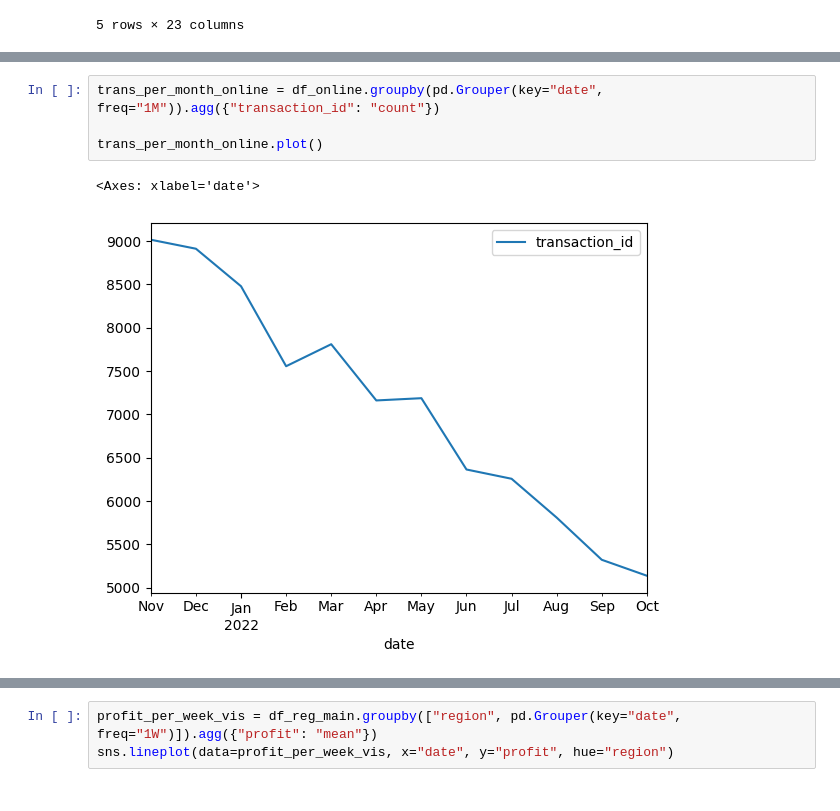
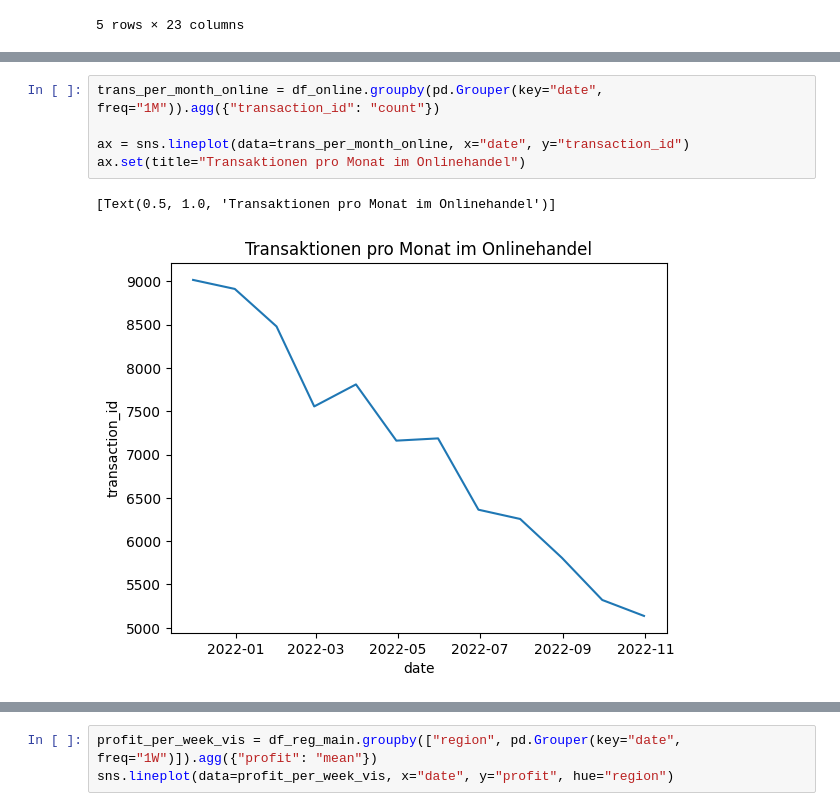
Before and after one commit to timstr97/business-analytics-case-study, a Jupyter notebook: sandbox/patrick/analyse_downtime.ipynb, the cells around one changed output, grey strips where cells are left out. Cells and saved outputs as stored; diff of their text form.

```diff
--- a/sandbox/patrick/analyse_downtime.ipynb
+++ b/sandbox/patrick/analyse_downtime.ipynb
@@ -130,8 +147,9 @@ df_online.head()
 # %%
 trans_per_month_online = df_online.groupby(pd.Grouper(key="date", freq="1M")).agg({"transaction_id": "count"})
 
-trans_per_month_online.plot()
+ax = sns.lineplot(data=trans_per_month_online, x="date", y="transaction_id")
+ax.set(title="Transaktionen pro Monat im Onlinehandel")
 # %% [output]
-<Axes: xlabel='date'>
+[Text(0.5, 1.0, 'Transaktionen pro Monat im Onlinehandel')]
-[figure, old version]
+[figure, new version]
 # %%
```
Also changed, not shown: parts of 24 cells of this notebook.
